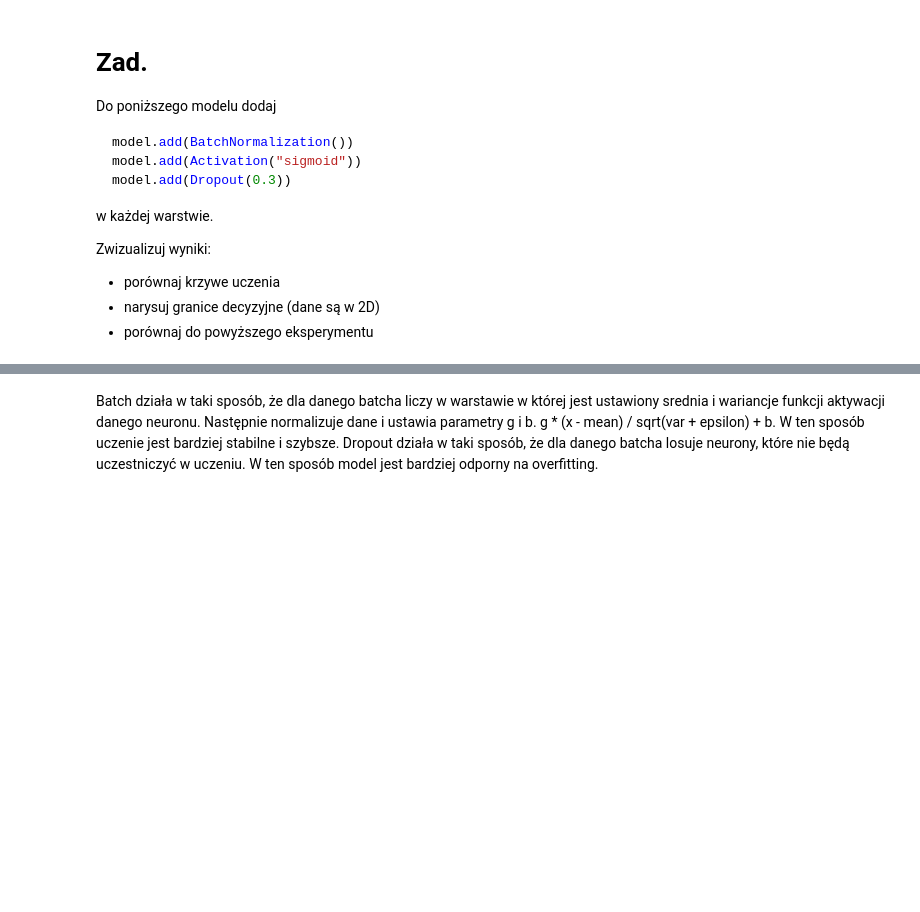
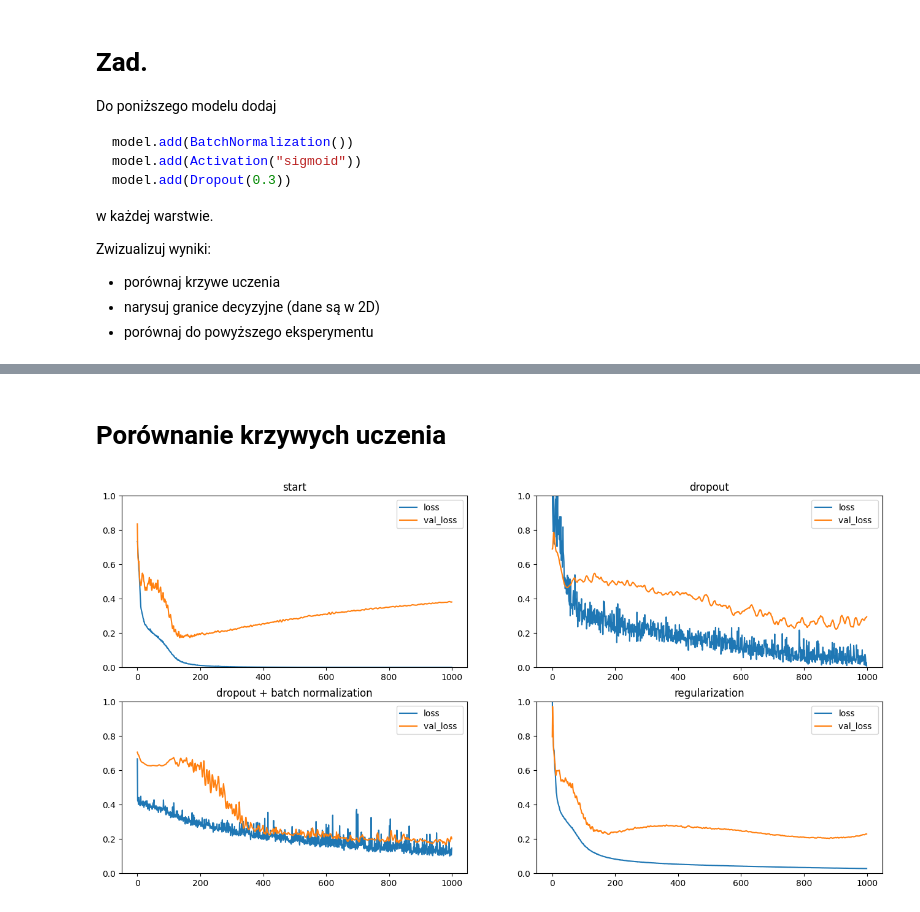
Before and after one commit to KrystianJachna/AI, a Jupyter notebook: cw11/AD_Z11_I_Dropout.ipynb, the cells around one changed output, grey strips where cells are left out. Saved outputs shown, nothing was run; the diff lists cells and outputs as text; code cells hidden in the pictures; blank space fills up the shorter version.

```diff
--- a/cw11/AD_Z11_I_Dropout.ipynb
+++ b/cw11/AD_Z11_I_Dropout.ipynb
@@ -266,10 +288,0 @@ plt.show()
-# %%
-_, ax = plt.subplots(1,2, figsize=(12,6))
-
-plot_decision_regions(X_test, y_test, model, ax=ax[0])
-ax[0].set_title('Model without dropout')
-
-plot_decision_regions(X_test, y_test, model_dropout, ax=ax[1])
-ax[1].set_title('Model with dropout')
-
-plt.show()
@@ -410,15 +393,14 @@ w każdej warstwie.
 
 Zwizualizuj wyniki dla obu modeli.
 # %%
-history_Adam_2 = History()
-model = Sequential()
-model.add(Dense(1000,activation="relu",input_shape=(X_train.shape[1],), activity_regularizer=l1(0.00001)))
-model.add(Dense(500,activation="sigmoid", activity_regularizer=l1(0.00001)))
-model.add(Dense(200,activation="sigmoid", activity_regularizer=l1(0.00001)))
-model.add(Dense(1,activation="sigmoid"))
-model.summary()
+history_model4 = History()
+model4 = Sequential()
+model4.add(Dense(1000, activation="relu", input_shape=(X_train.shape[1],), activity_regularizer=l1(0.00001)))
+model4.add(Dense(500, activation="sigmoid", activity_regularizer=l1(0.00001)))
+model4.add(Dense(200, activation="sigmoid", activity_regularizer=l1(0.00001)))
+model4.add(Dense(1, activation="sigmoid"))
+model4.summary()
 
-model.compile(loss="binary_crossentropy",optimizer="adam", metrics=["accuracy"])
-model.fit(X_train, y_train, validation_data= (X_test, y_test), epochs=1000, callbacks=[history_Adam_2])
+model4 = compile_and_fit_model(model4, history_model4)
 # %% [output]
 Model: "sequential_4"
@@ -462,2 +438,20 @@ plt.show()
-# %% [markdown]
-Batch działa w taki sposób, że dla danego batcha liczy w warstawie w której jest ustawiony srednia i wariancje funkcji aktywacji danego neuronu. Następnie normalizuje dane i ustawia parametry g i b. g * (x - mean) / sqrt(var + epsilon) + b. W ten sposób uczenie jest bardziej stabilne i szybsze. Dropout działa w taki sposób, że dla danego batcha losuje neurony, które nie będą uczestniczyć w uczeniu. W ten sposób model jest bardziej odporny na overfitting.
+# %%
+def plot_learning_curves(history, ax=None, label=''):
+    ax = ax or plt.gca()
+    ax.plot(history.history['loss'], label='loss')
+    ax.plot(history.history['val_loss'], label='val_loss ')
+    ax.set_title(label)
+    ax.set_ylim([0, 1])
+    ax.legend()
+# %% [markdown]
+# Porównanie krzywych uczenia
+# %%
+histories = [history_model1, history_model2, history_model3, history_model4]
+labels = ['start', 'dropout', 'dropout + batch normalization', 'regularization']
+# %%
+_, axs = plt.subplots(2, 2, figsize=(16, 8))
+
+for model, label, ax in zip(histories, labels, axs.flatten()):
+    plot_learning_curves(model, ax, label)
+# %% [output]
+[figure, added]
```
Also changed, not shown: parts of 23 cells of this notebook.
